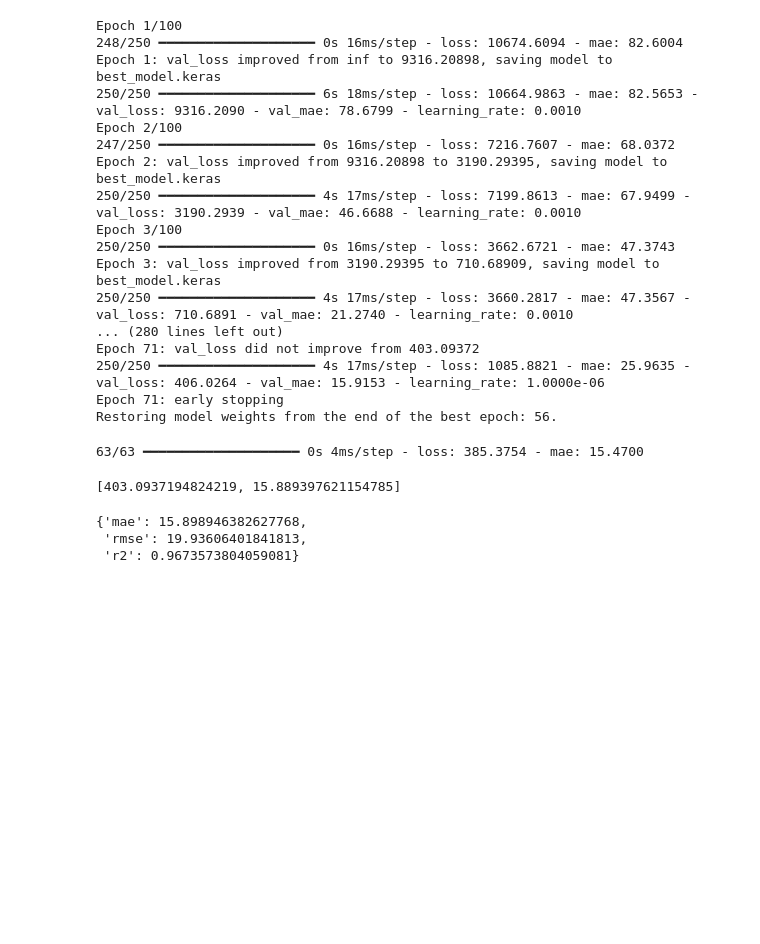
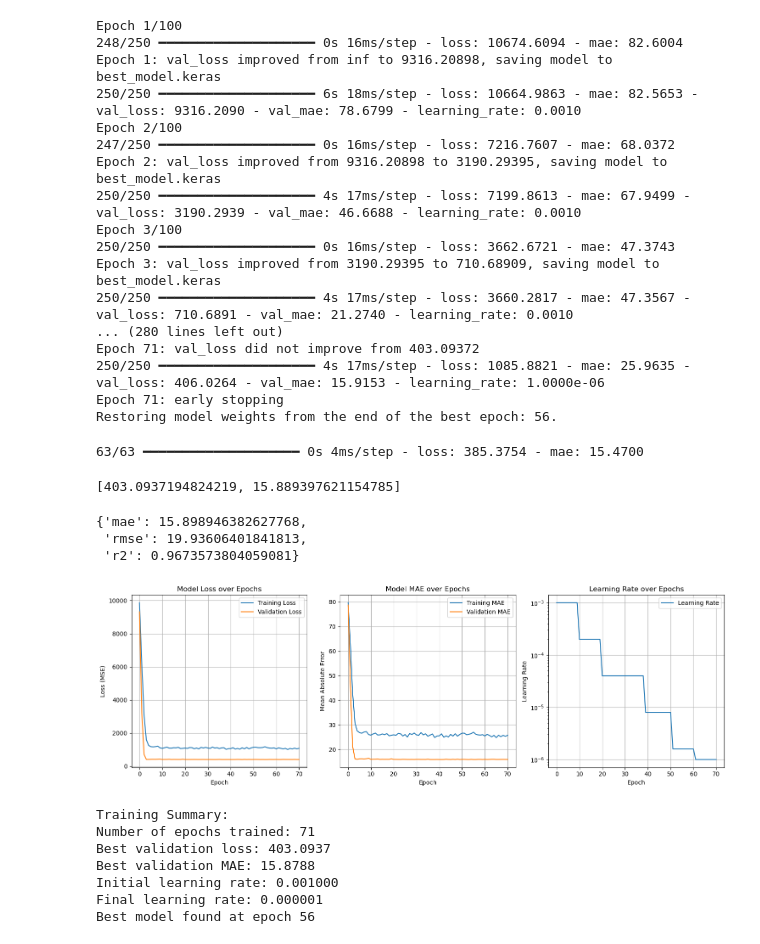
Before and after one commit to dr-saad-la/CS501-Deep-Learning-Complete-Course, a Jupyter notebook: lectures/03-04-building-nnet-models-with-keras/01-05-regression-model-advanced-architecture.ipynb, the cells around one changed output. Saved outputs shown, nothing was run; the diff lists cells and outputs as text; code cells hidden in the pictures; blank space fills up the shorter version.

```diff
--- a/lectures/03-04-building-nnet-models-with-keras/01-05-regression-model-advanced-architecture.ipynb
+++ b/lectures/03-04-building-nnet-models-with-keras/01-05-regression-model-advanced-architecture.ipynb
@@ -397,0 +455,12 @@ metrics
+# %%
+# Plot the history parameters
+plot_training_history(history)
+# %% [output]
+[figure, added]
+Training Summary:
+Number of epochs trained: 71
+Best validation loss: 403.0937
+Best validation MAE: 15.8788
+Initial learning rate: 0.001000
+Final learning rate: 0.000001
+Best model found at epoch 56
```
Also changed, not shown: parts of 1 cell of this notebook.
